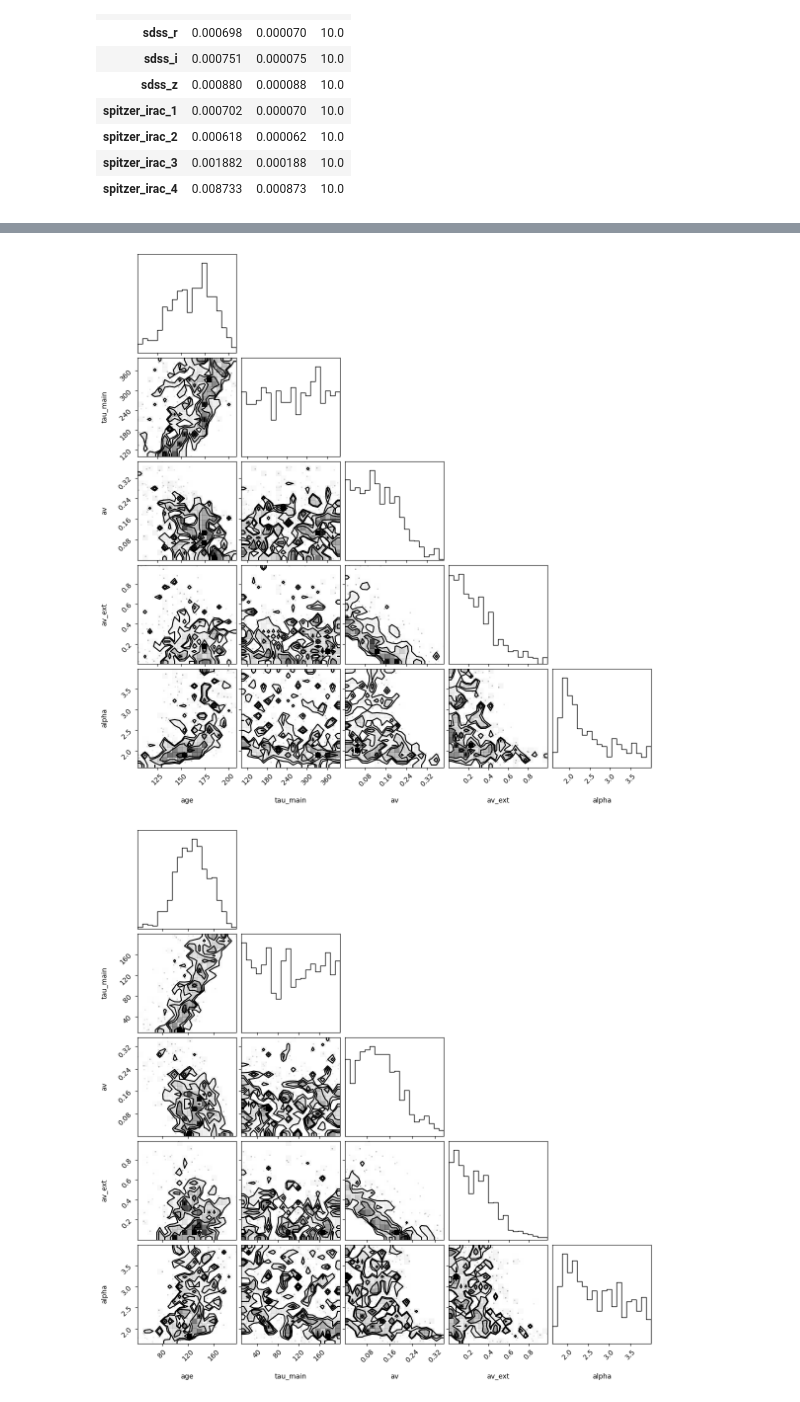
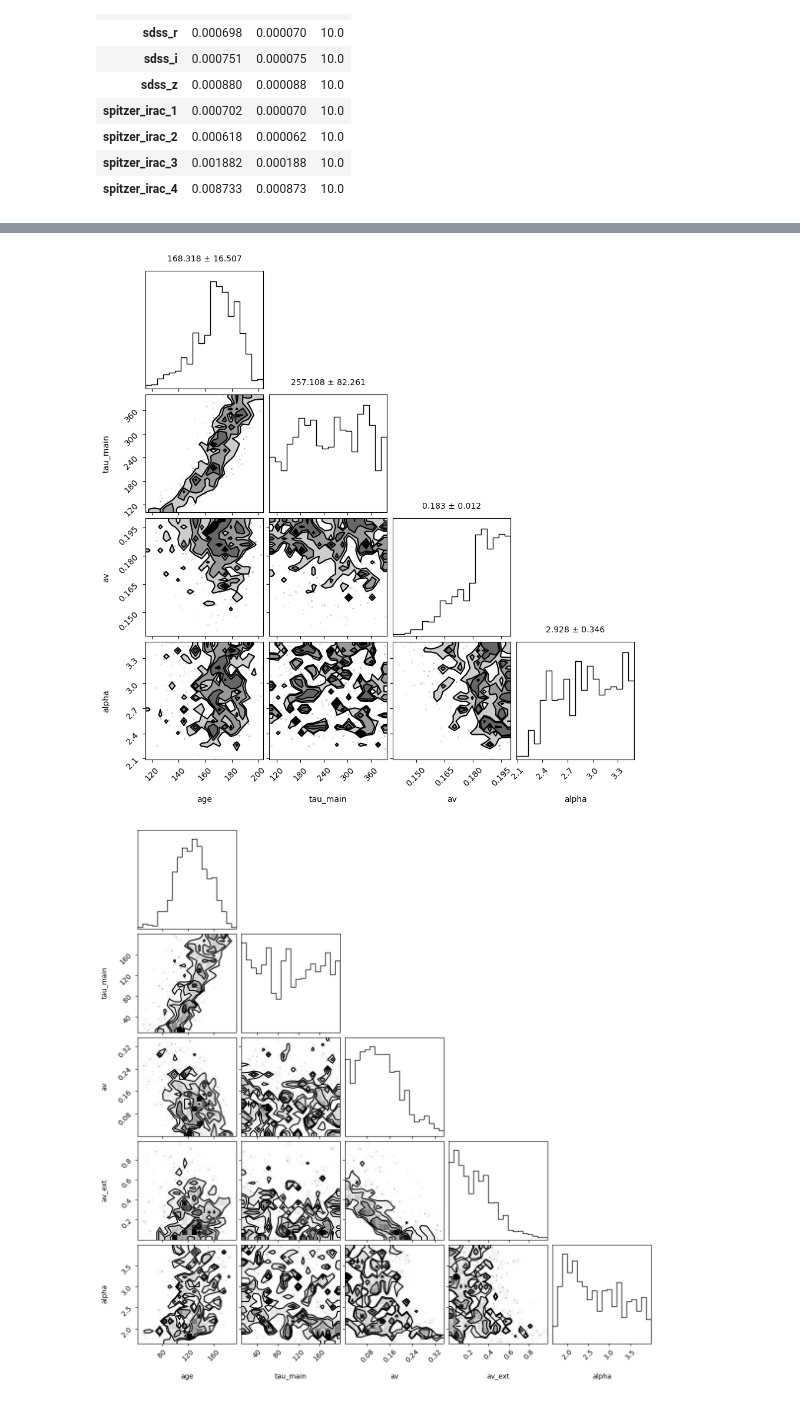
Before and after one commit to robertoinfurna/Pangal, a Jupyter notebook: pfitter_tutorial.ipynb, the cells around one changed output, grey strips where cells are left out. Drawn from its saved outputs; the diff is of its cells as text; code cells hidden in the pictures.

```diff
--- a/pfitter_tutorial.ipynb
+++ b/pfitter_tutorial.ipynb
@@ -647,19 +692,18 @@ phot_points.print
 | spitzer_irac_3 | 0.001882 | 0.000188 | 10.0 |
 | spitzer_irac_4 | 0.008733 | 0.000873 | 10.0 |
 # %%
-custom_priors = {
-    'fesc':     {'type':'uniform', 'low':0.1,    'high':0.9},
-    'ion_gas':  {'type':'gaussian','mean':1e-3, 'sigma':2e-4},
-    'm_star':   {'type':'uniform', 'low':8.0,    'high':10.5},
-    'age':      {'type':'uniform', 'low':50,     'high':500}
+custom_prior = {
+    'av':     {'type':'uniform', 'low':0.0,    'high':0.2},
+    'alpha':  {'type':'uniform', 'low':1.5,    'high':3.5}
 }
 # %%
 
 results = fitter.run_fit(phot=phot_points,
                          bands=bands,
-                         fix_pars={'ion_gas':-3.94,'age_gas':13,'fesc':-0.004,'m_star':9.2,},
-                        nlive=500,
-                        dlogz=0.1)
+                         fix_pars={'ion_gas':-3.94,'age_gas':13,'fesc':-0.004,'m_star':9.2,'av_ext':0,},
+                        nlive=100,
+                        dlogz=0.1,
+                        custom_priors=custom_prior)
 
                          #fix_pars={'ion_gas':-3.94,'age_gas':13,'fesc':-0.004,'av':0.2,'av_ext':0.094, 'trunctau':8.202,
                          #          'alpha':2.35,'m_star':9.2,},)
@@ -721,7 +721,7 @@ KeyboardInterrupt
 # %%
-fitter.cornerplot(results)
+fitter.cornerplot(results, show_stats=True, cmap='Reds', alpha=1,)
 # %% [output]
-[figure, old version]
+[figure, new version]
 # %%
 fitter.cornerplot(results)
 # %% [output]
```
Also changed, not shown: parts of 4 cells of this notebook, 1 other file.
